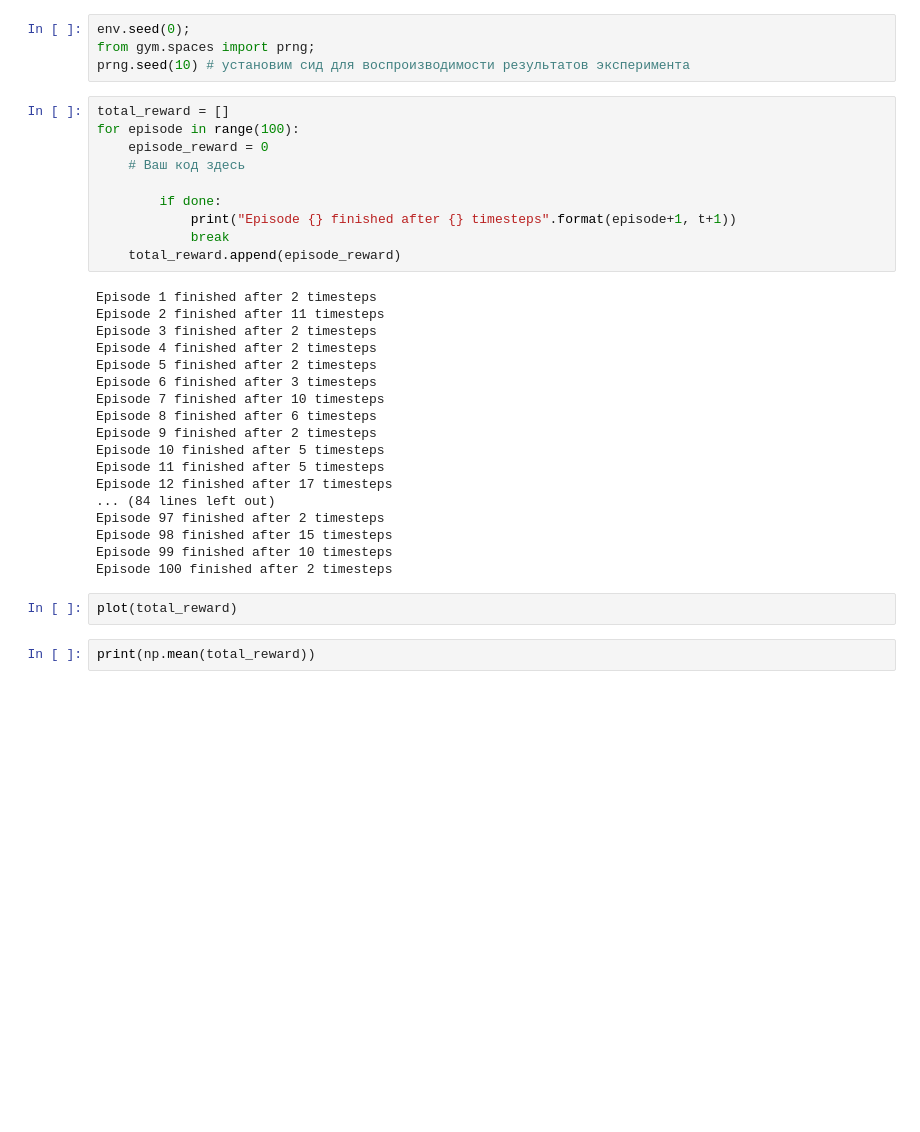
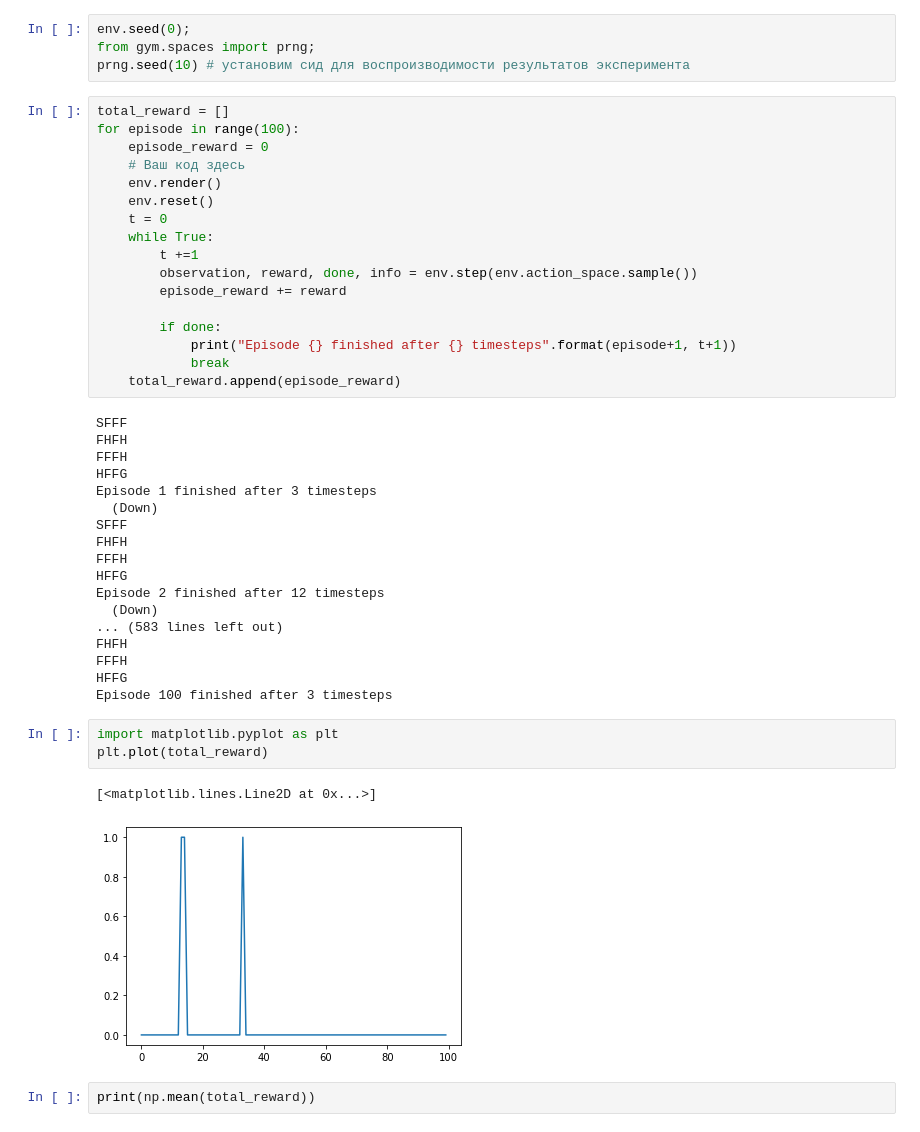
Before and after one commit to ml-dafe/ml_mipt_dafe_old, a Jupyter notebook: part2_RL_1/SeminarRL_1.ipynb, the cells around one changed output. Saved outputs shown, nothing was run; the diff lists cells and outputs as text; blank space fills up the shorter version.

```diff
--- a/part2_RL_1/SeminarRL_1.ipynb
+++ b/part2_RL_1/SeminarRL_1.ipynb
@@ -170,31 +193,42 @@ total_reward = []
 for episode in range(100):
     episode_reward = 0
     # Ваш код здесь
+    env.render()
+    env.reset()
+    t = 0
+    while True:
+        t +=1
+        observation, reward, done, info = env.step(env.action_space.sample())
+        episode_reward += reward
 
         if done:
             print("Episode {} finished after {} timesteps".format(episode+1, t+1))
             break
     total_reward.append(episode_reward)
 # %% [output]
-Episode 1 finished after 2 timesteps
-Episode 2 finished after 11 timesteps
-Episode 3 finished after 2 timesteps
-Episode 4 finished after 2 timesteps
-Episode 5 finished after 2 timesteps
-Episode 6 finished after 3 timesteps
-Episode 7 finished after 10 timesteps
-Episode 8 finished after 6 timesteps
-Episode 9 finished after 2 timesteps
-Episode 10 finished after 5 timesteps
-Episode 11 finished after 5 timesteps
-Episode 12 finished after 17 timesteps
-... (84 lines left out)
-Episode 97 finished after 2 timesteps
-Episode 98 finished after 15 timesteps
-Episode 99 finished after 10 timesteps
-Episode 100 finished after 2 timesteps
+SFFF
+FHFH
+FFFH
+HFFG
+Episode 1 finished after 3 timesteps
+  (Down)
+SFFF
+FHFH
+FFFH
+HFFG
+Episode 2 finished after 12 timesteps
+  (Down)
+... (583 lines left out)
+FHFH
+FFFH
+HFFG
+Episode 100 finished after 3 timesteps
-# %%
-plot(total_reward)
+# %%
+import matplotlib.pyplot as plt
+plt.plot(total_reward)
+# %% [output]
+[<matplotlib.lines.Line2D at 0x...>]
+[figure, added]
 # %%
 print(np.mean(total_reward))
 # %% [output]
```
Also changed, not shown: parts of 42 cells of this notebook.
